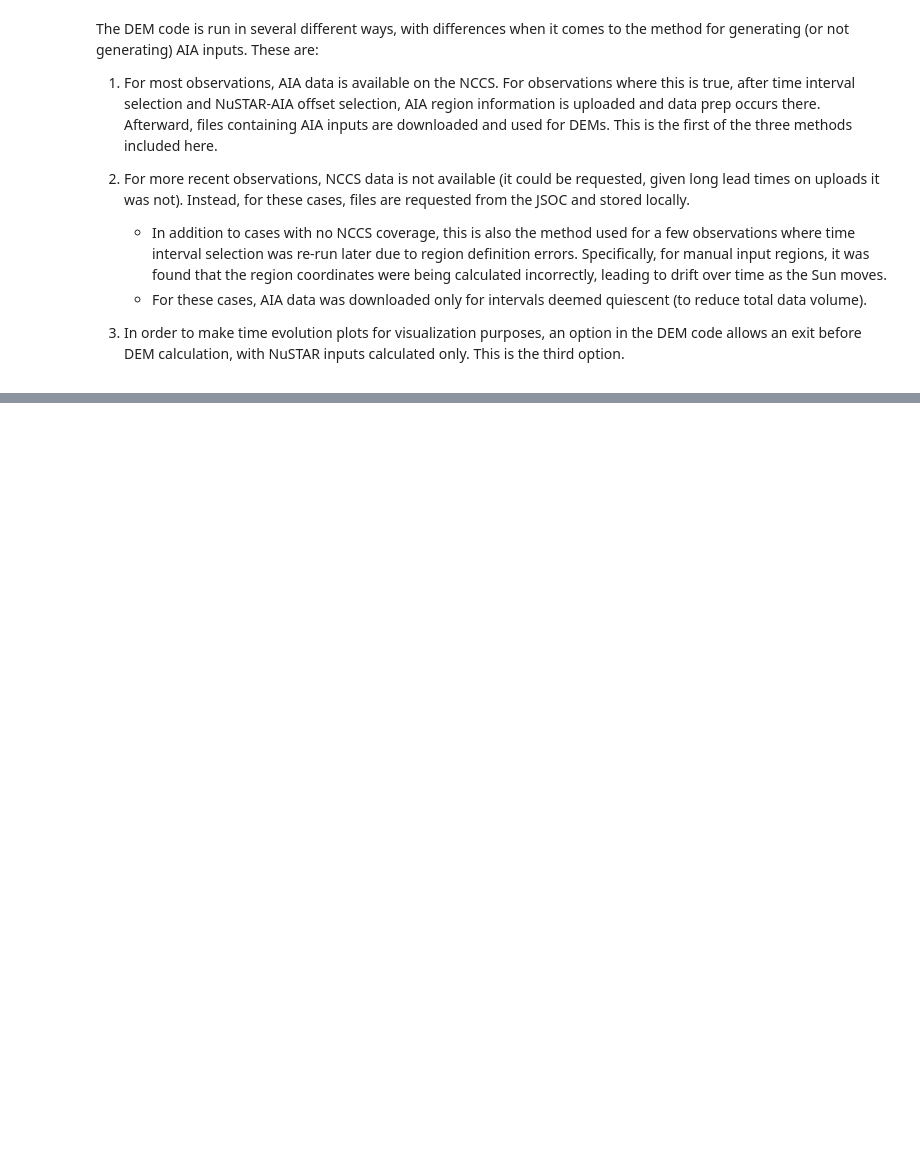
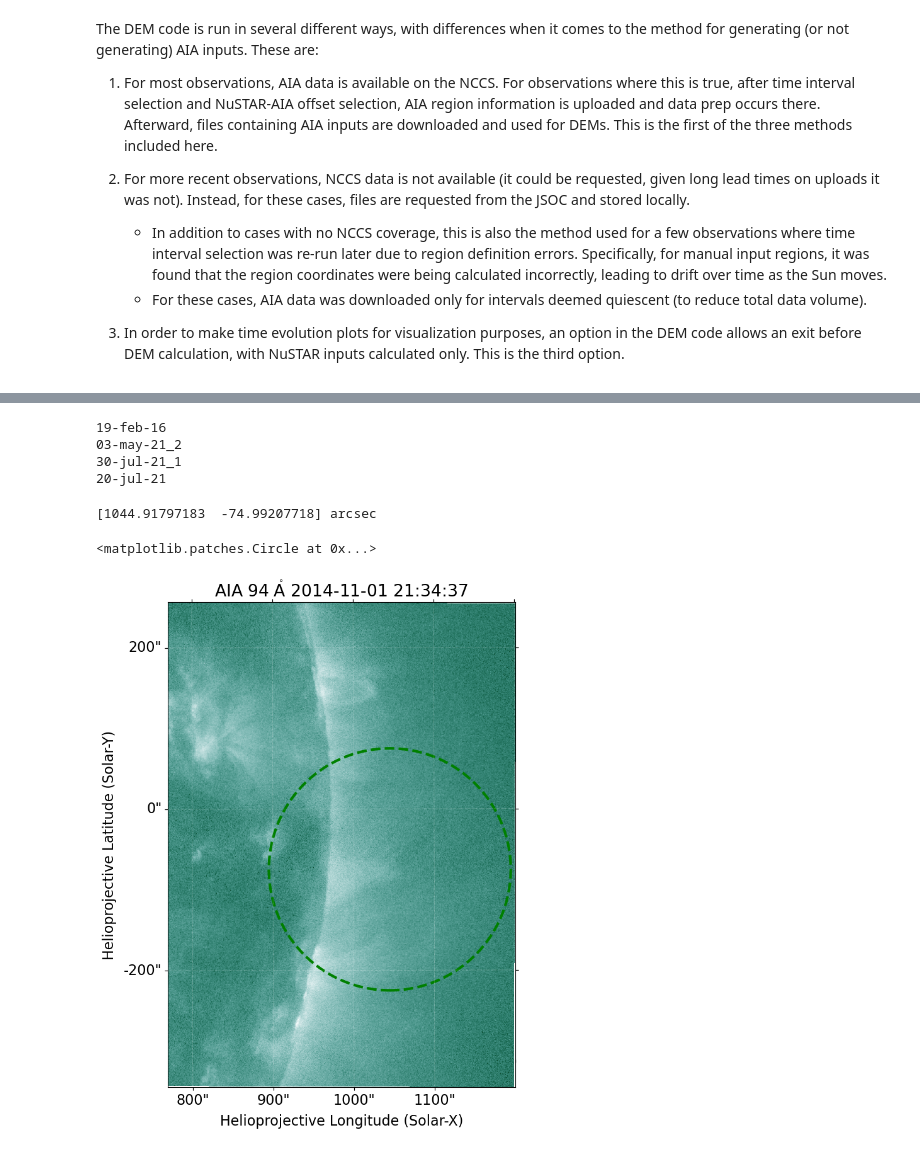
Before and after one commit to jessiemcd/do-dem, a Jupyter notebook: run_dodem_three_ways.ipynb, the cells around one changed output, grey strips where cells are left out. Saved outputs shown, nothing was run; the diff lists cells and outputs as text; code cells hidden in the pictures; blank space fills up the shorter version.

```diff
--- a/run_dodem_three_ways.ipynb
+++ b/run_dodem_three_ways.ipynb
@@ -55,0 +401,25 @@ data.keys()
+# %%
+#JSOC AIA GHOST CORR cases:
+keys = ['01-nov-14_1', '11-dec-14',
+        '29-may-18_2',
+        '30-jan-20',
+        '17-nov-21_2','19-nov-21', '20-nov-21', '21-nov-21', '22-nov-21_1',
+        '24-feb-22', '25-feb-22', '27-feb-22', '03-jun-22_2', '11-dec-22_2',
+        '18-mar-23_1']
+
+keys=['19-feb-16',  '03-may-21_2', '30-jul-21_1', '30-jul-21_2', '20-jul-21']
+
+
+with open(file, 'rb') as f:
+        data = pickle.load(f)
+
+for key in keys:
+    ARDict = data[key]
+    #print(key)
+    if 'Ghost_Ray_Rate_A' in ARDict.keys():
+        print(key)
+# %% [output]
+19-feb-16
+03-may-21_2
+30-jul-21_1
+20-jul-21
@@ -242,3 +596,41 @@ ana.do_key_dem(key, file, plot_xrt=False, plot_aia=False,
 # import region_fitting as rf
 
 # rf.read_regfile(regfile, time0, time1, 'hourangle')
+# %%
+#Getting to the bottom of why a region was breaking the aia data prep -
+#ended up being just slightly over the edge of the AIA data (which we don't allow)
+
+import sunpy.map
+from astropy.coordinates import SkyCoord
+from astropy import coordinates as coord
+from regions import CircleSkyRegion
+import region_fitting as rf
+from matplotlib import pyplot as plt
+
+mm = sunpy.map.Map('/Users/jmdunca2/do-dem/DEM_folders//initial_dem_1nov14_1/region_1/21-34-45_21-47-50/map_t14-11-01_21-34-37_prep_094.fits')
+#mm = sunpy.map.Map('/Users/jmdunca2/do-dem/DEM_folders/aia_cutout_files/initial_dem_1nov14_1/region_1/aia.lev1_euv_12s.2014-11-01T213437Z.94.image.fits')
+mm = sunpy.map.Map('/Users/jmdunca2/do-dem/DEM_folders//initial_dem_1nov14_1/region_1/21-34-45_21-47-50/map_t14-11-01_21-34-37_prep_094.fits')
+
+fig = plt.figure(figsize=(10,10))
+ax = fig.add_subplot(111, projection=mm)
+mm.plot()
+
+time0 = prqti[1][0][0][0]
+time1 = prqti[1][0][0][1]
+
+regfile = '/Users/jmdunca2/do-dem/DEM_folders//initial_dem_1nov14_1/gauss_cen_20012001001_A_user_input_1.reg'
+
+offset, rad = rf.read_regfile(regfile, time0, time1, 'hourangle')
+print(offset)
+center = SkyCoord( *(offset[0].value, offset[1].value)*u.arcsec, frame=mm.coordinate_frame)
+region = CircleSkyRegion(
+        center = center,
+        radius = rad
+    )
+
+og_region = region.to_pixel(mm.wcs)
+og_region.plot(axes=ax, color='green', ls='--', lw=3)
+# %% [output]
+[1044.91797183  -74.99207718] arcsec
+<matplotlib.patches.Circle at 0x...>
+[figure, added]
```
Also changed, not shown: parts of 9 cells of this notebook, 2 other files.
